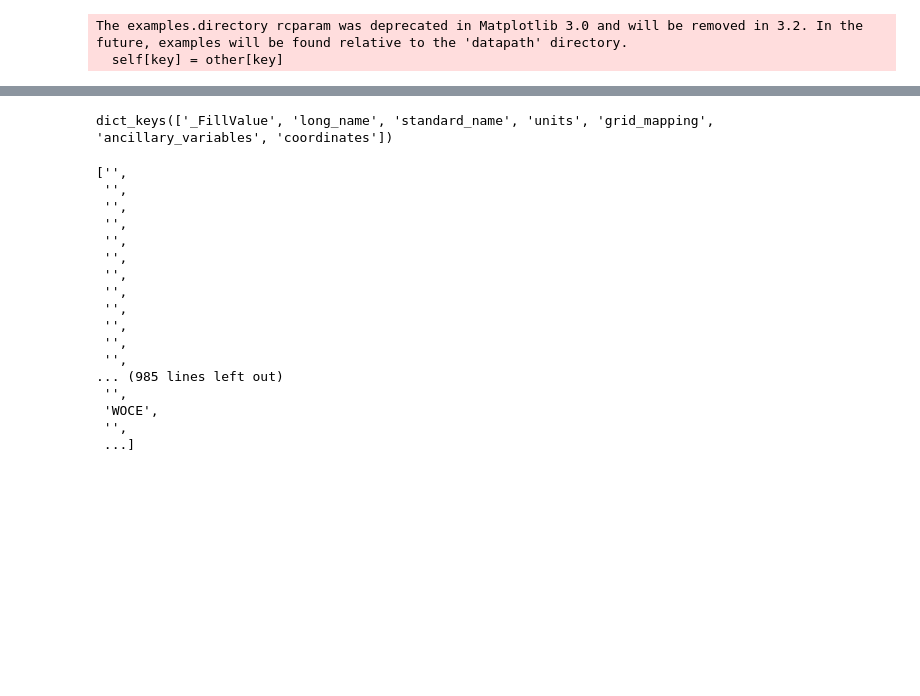
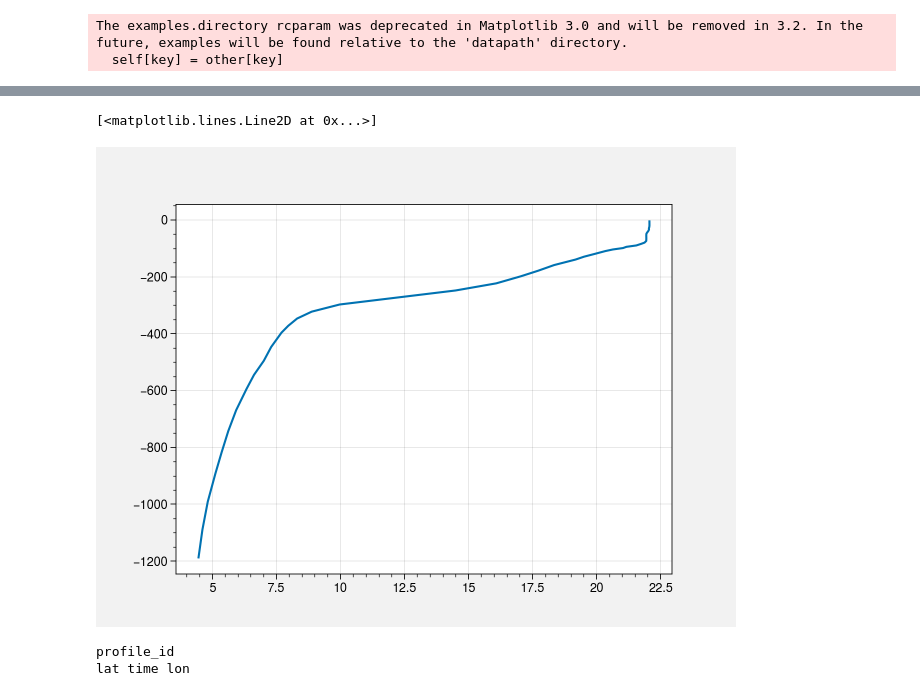
Before and after one commit to CARSv2/cars-v2, a Jupyter notebook: notebooks/WOD_to_CODAv2.ipynb, the cells around one changed output, grey strips where cells are left out. Saved outputs shown, nothing was run; the diff lists cells and outputs as text; code cells hidden in the pictures; blank space fills up the shorter version.

```diff
--- a/notebooks/WOD_to_CODAv2.ipynb
+++ b/notebooks/WOD_to_CODAv2.ipynb
@@ -225,24 +284,16 @@ NameError: name 'dsad' is not defined
-# %%
-attributes_data_container['Temperature'].keys()
-# %% [output]
-dict_keys(['_FillValue', 'long_name', 'standard_name', 'units', 'grid_mapping', 'ancillary_variables', 'coordinates'])
-# %%
-ancillary_data_container['origflagset']
-# %% [output]
-['',
- '',
- '',
- '',
- '',
- '',
- '',
- '',
- '',
- '',
- '',
- '',
-... (985 lines left out)
- '',
- 'WOCE',
- '',
- ...]
+# %%
+CODA_test = xarray.open_dataset(os.path.join(output_path,str(i_year),output_file_name))
+# %%
+i_cast =106
+plt.plot(CODA_test['Temperature'].isel(cast=i_cast),-CODA_test['z'].isel(cast=i_cast))
+# %% [output]
+[<matplotlib.lines.Line2D at 0x...>]
+[figure, added]
+# %%
+#point_data_container['wod_unique_cast'][i_profile] = WOD_profile_object.metadata('wod_unique_cast')
+variable_attributes = WOD_profile_object.show_variable_attr('wod_unique_cast')
+for i_attribute in variable_attributes:
+    print(WOD_profile_object.get_variable_attr('wod_unique_cast',i_attribute))
+# %% [output]
+profile_id
+lat time lon
```
Also changed, not shown: parts of 3 cells of this notebook.
